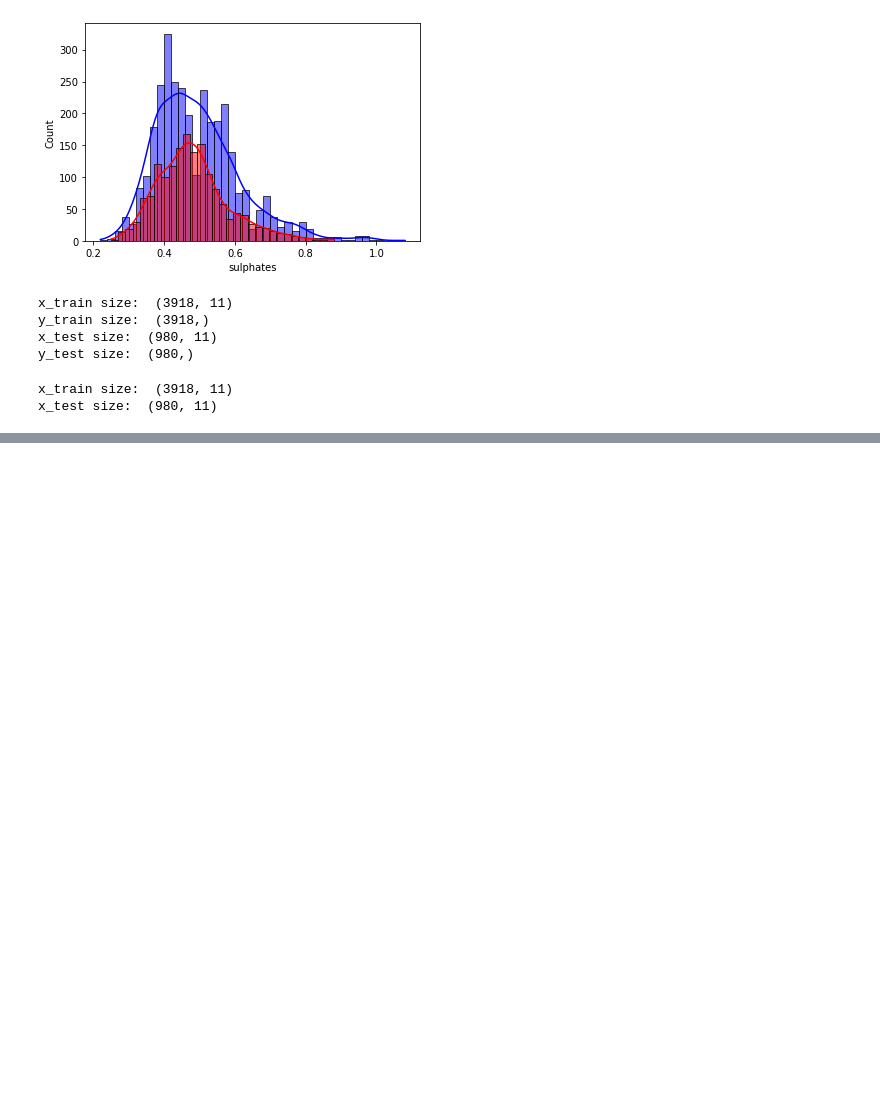
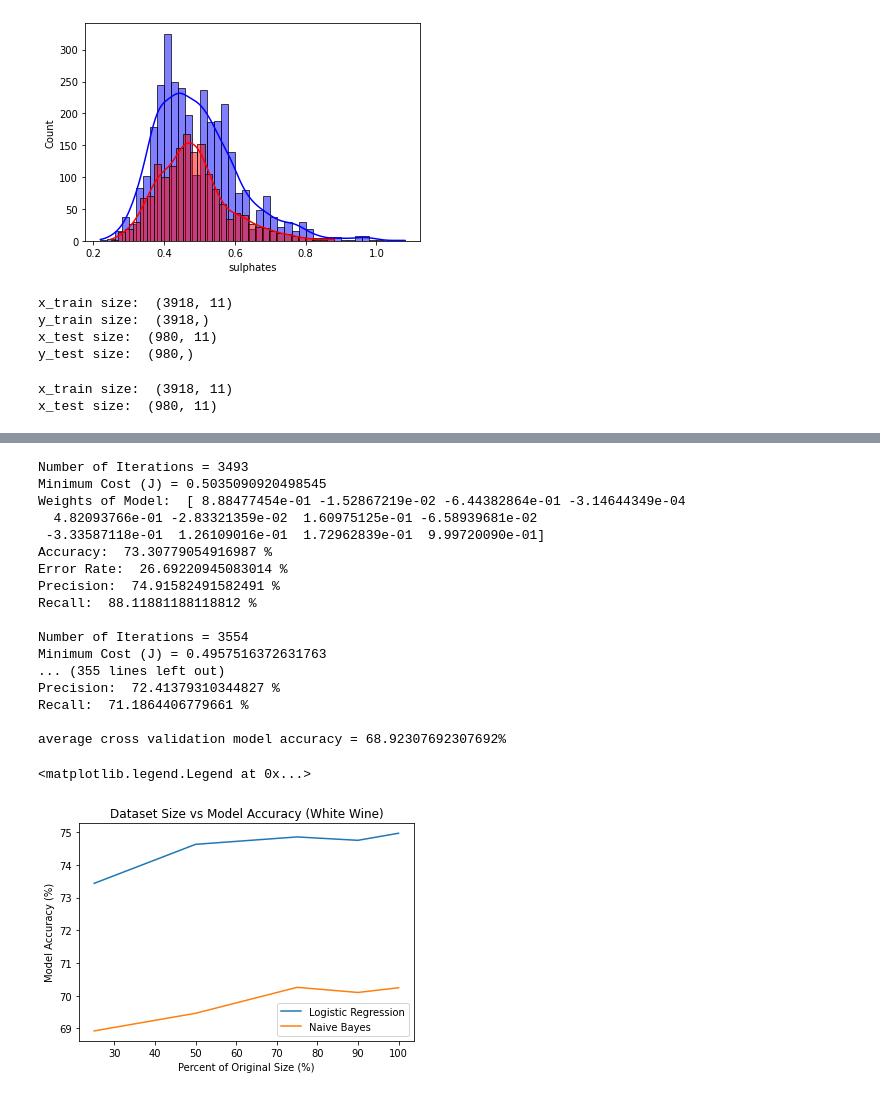
Before and after one commit to pbrebner/binary-classification-from-scratch, a Jupyter notebook: binary_white_wine_quality.ipynb, the cells around one changed output, grey strips where cells are left out. Saved outputs shown, nothing was run; the diff lists cells and outputs as text; code cells hidden in the pictures; blank space fills up the shorter version.

```diff
--- a/binary_white_wine_quality.ipynb
+++ b/binary_white_wine_quality.ipynb
@@ -283,0 +656,2 @@ x_test size:  (980, 11)
+# %%
+Model_Naive_Bayes = NaiveBayes()
@@ -283,0 +796,76 @@ x_test size:  (980, 11)
+# %%
+#Adjust size of datasets and compare accuracy
+#Compare 5 different sizes
+
+length = int(len(x_train))
+length90 = int(length*0.9)
+length75 = int(length*0.75)
+length50 = int(length*0.5)
+length25 = int(length*0.25)
+length10 = int(length*0.1)
+
+x_train_reduced = [x_train[:length90,:], x_train[:length75,:], x_train[:length50,:], x_train[:length25,:], x_train[:length10,:]]
+y_train_reduced = [y_train[:length90], y_train[:length75], y_train[:length50], y_train[:length25], y_train[:length10]]
+percentage_of_original = [100, 90, 75, 50, 25]
+lr_accuracy = []
+nb_accuracy = []
+
+lr_average_cross_validation_accuracy = cross_validation_LR(Model_Logistic_Regression, x_train, y_train, K = 5, num_steps = 5000, learning_rate = 0.01, min_error = 1e-2, random_shuffle = False)
+nb_average_cross_validation_accuracy = cross_validation_NB(Model_Naive_Bayes, x_train, y_train, K = 5, random_shuffle = False)
+lr_accuracy.append(lr_average_cross_validation_accuracy)
+nb_accuracy.append(nb_average_cross_validation_accuracy)
+
+
+lr_average_cross_validation_accuracy = cross_validation_LR(Model_Logistic_Regression, x_train[:length90,:], y_train[:length90], K = 5, num_steps = 5000, learning_rate = 0.01, min_error = 1e-2, random_shuffle = False)
+nb_average_cross_validation_accuracy = cross_validation_NB(Model_Naive_Bayes, x_train[:length90,:], y_train[:length90], K = 5, random_shuffle = False)
+lr_accuracy.append(lr_average_cross_validation_accuracy)
+nb_accuracy.append(nb_average_cross_validation_accuracy)
+
+lr_average_cross_validation_accuracy = cross_validation_LR(Model_Logistic_Regression, x_train[:length75,:], y_train[:length75], K = 5, num_steps = 5000, learning_rate = 0.01, min_error = 1e-2, random_shuffle = False)
+nb_average_cross_validation_accuracy = cross_validation_NB(Model_Naive_Bayes, x_train[:length75,:], y_train[:length75], K = 5, random_shuffle = False)
+lr_accuracy.append(lr_average_cross_validation_accuracy)
+nb_accuracy.append(nb_average_cross_validation_accuracy)
+
+lr_average_cross_validation_accuracy = cross_validation_LR(Model_Logistic_Regression, x_train[:length50,:], y_train[:length50], K = 5, num_steps = 5000, learning_rate = 0.01, min_error = 1e-2, random_shuffle = False)
+nb_average_cross_validation_accuracy = cross_validation_NB(Model_Naive_Bayes, x_train[:length50,:], y_train[:length50], K = 5, random_shuffle = False)
+lr_accuracy.append(lr_average_cross_validation_accuracy)
+nb_accuracy.append(nb_average_cross_validation_accuracy)
+
+lr_average_cross_validation_accuracy = cross_validation_LR(Model_Logistic_Regression, x_train[:length25,:], y_train[:length25], K = 5, num_steps = 5000, learning_rate = 0.01, min_error = 1e-2, random_shuffle = False)
+nb_average_cross_validation_accuracy = cross_validation_NB(Model_Naive_Bayes, x_train[:length25,:], y_train[:length25], K = 5, random_shuffle = False)
+lr_accuracy.append(lr_average_cross_validation_accuracy)
+nb_accuracy.append(nb_average_cross_validation_accuracy)
+
+#lr_average_cross_validation_accuracy = cross_validation_LR(Model_Logistic_Regression, x_train[:length10,:], y_train[:length10], K = 5, num_steps = 5000, learning_rate = 0.01, min_error = 1e-2, random_shuffle = False)
+#nb_average_cross_validation_accuracy = cross_validation_NB(Model_Naive_Bayes, x_train[:length10,:], y_train[:length10], K = 5, random_shuffle = False)
+#lr_accuracy.append(lr_average_cross_validation_accuracy)
+#nb_accuracy.append(nb_average_cross_validation_accuracy)
+
+
+#Plot
+plt.plot(percentage_of_original, lr_accuracy)
+plt.plot(percentage_of_original, nb_accuracy)
+plt.title("Dataset Size vs Model Accuracy (White Wine)")
+plt.xlabel("Percent of Original Size (%)")
+plt.ylabel("Model Accuracy (%)")
+plt.legend(["Logistic Regression", "Naive Bayes"])
+# %% [output]
+Number of Iterations = 3493
+Minimum Cost (J) = 0.5035090920498545
+Weights of Model:  [ 8.88477454e-01 -1.52867219e-02 -6.44382864e-01 -3.14644349e-04
+  4.82093766e-01 -2.83321359e-02  1.60975125e-01 -6.58939681e-02
+ -3.33587118e-01  1.26109016e-01  1.72962839e-01  9.99720090e-01]
+Accuracy:  73.30779054916987 %
+Error Rate:  26.69220945083014 %
+Precision:  74.91582491582491 %
+Recall:  88.11881188118812 %
+
+Number of Iterations = 3554
+Minimum Cost (J) = 0.4957516372631763
+... (355 lines left out)
+Precision:  72.41379310344827 %
+Recall:  71.1864406779661 %
+
+average cross validation model accuracy = 68.92307692307692%
+<matplotlib.legend.Legend at 0x...>
+[figure, added]
```
Also changed, not shown: parts of 18 cells of this notebook.
